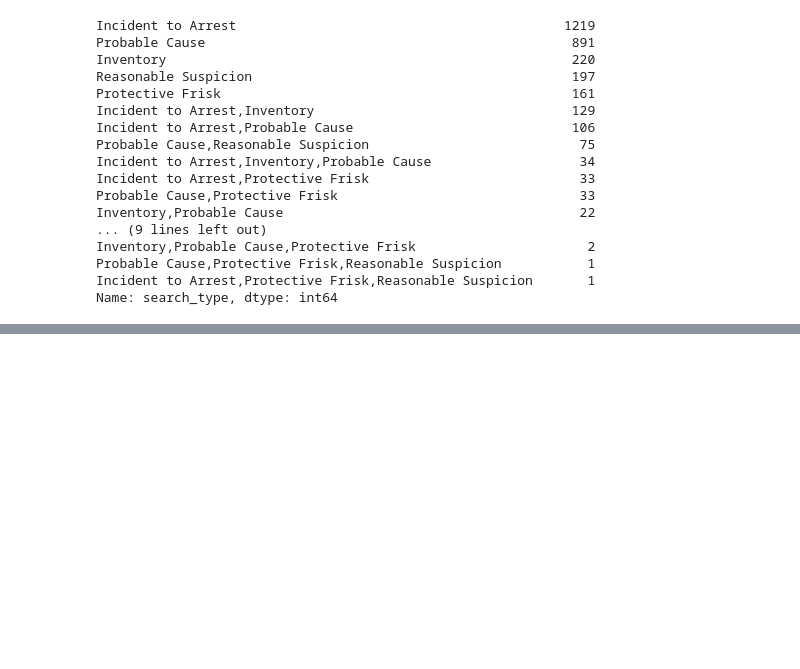
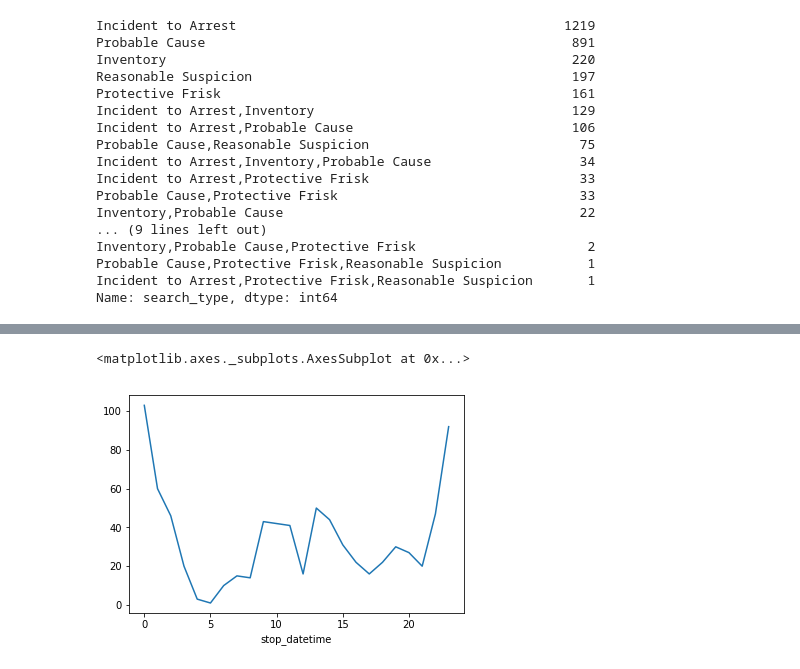
Before and after one commit to Inamdarpushkar/PyR, a Jupyter notebook: PyR.ipynb, the cells around one changed output, grey strips where cells are left out. Drawn from its saved outputs; the diff is of its cells as text; code cells hidden in the pictures; blank space fills up the shorter version.

```diff
--- a/PyR.ipynb
+++ b/PyR.ipynb
@@ -224,0 +367,6 @@ Name: search_type, dtype: int64
+# %%
+# alternative: count drug-related stops by hour
+ri.groupby(ri.stop_datetime.dt.hour).drugs_related_stop.sum().plot()
+# %% [output]
+<matplotlib.axes._subplots.AxesSubplot at 0x...>
+[figure, added]
```
Also changed, not shown: parts of 21 cells of this notebook.
